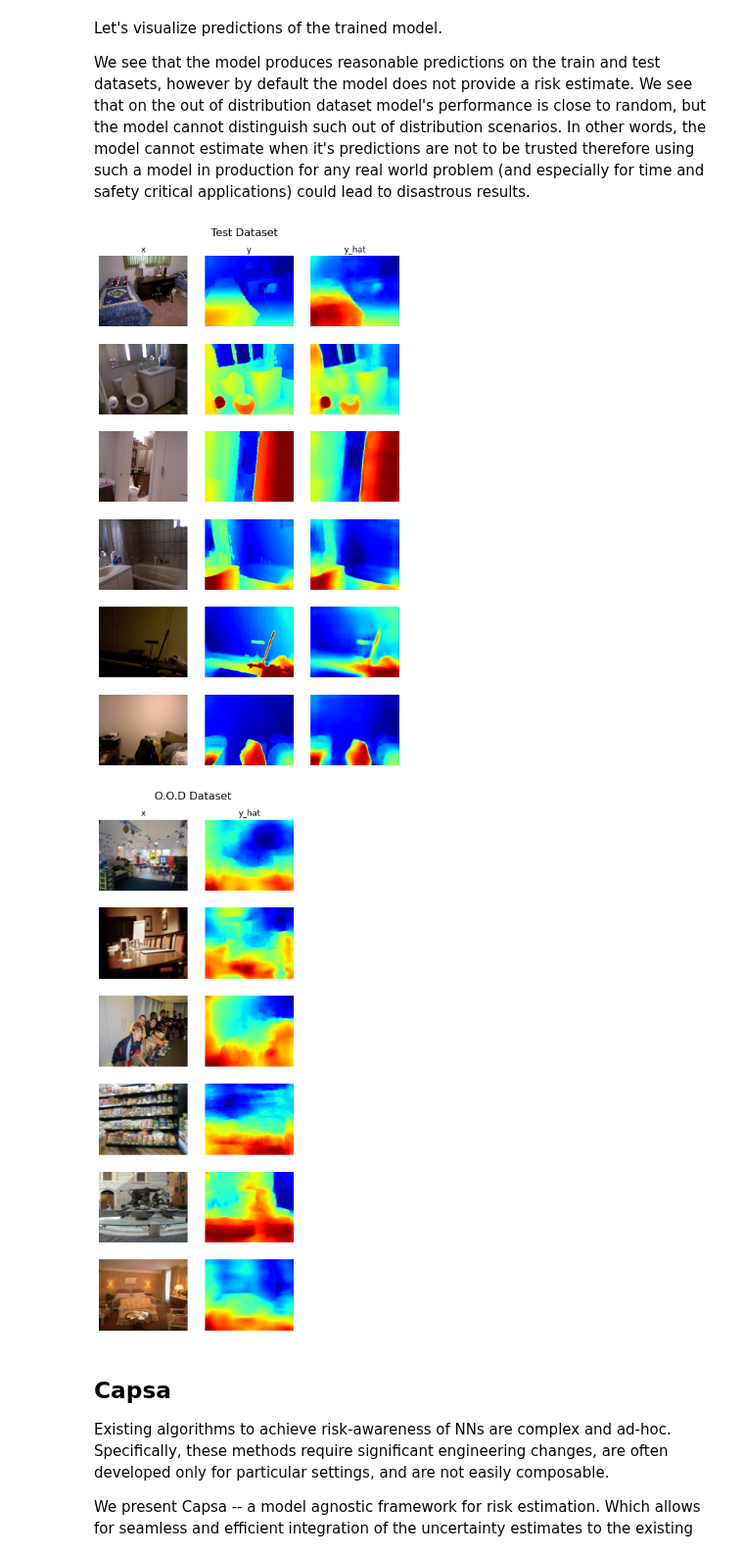
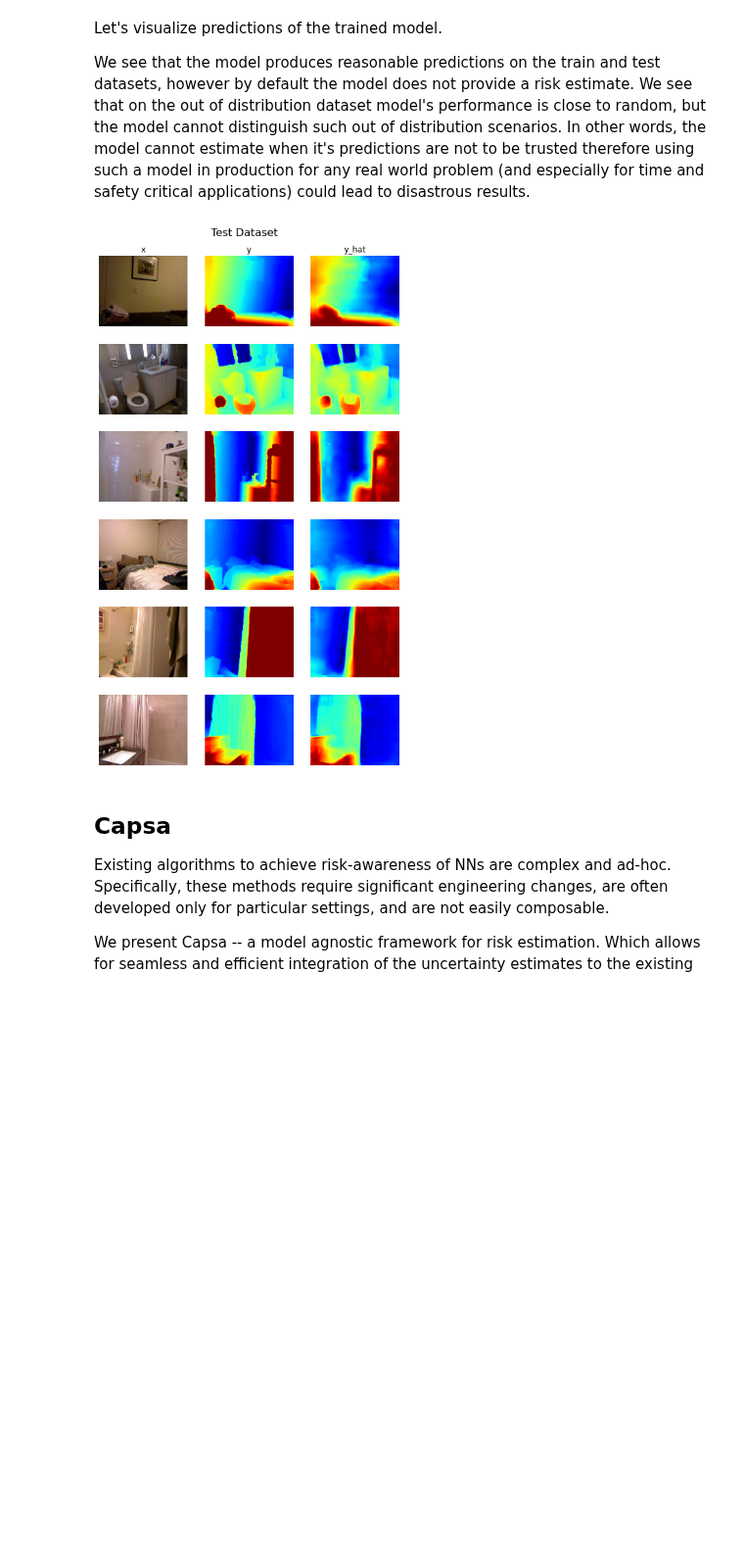
Before and after one commit to bytesroboticmx/capsaIA, a Jupyter notebook: notebooks/5_High-Dimensional-Depth.ipynb, the cells around one changed output. Shown at 98% size. Drawn from its saved outputs; the diff is of its cells as text; code cells hidden in the pictures; blank space fills up the shorter version.

```diff
--- a/notebooks/5_High-Dimensional-Depth.ipynb
+++ b/notebooks/5_High-Dimensional-Depth.ipynb
@@ -29,9 +27,8 @@ import tensorflow as tf
 import config as config
 # %%
 from utils import get_datasets
-ds_train, ds_test, ds_ood = get_datasets(
+ds_train, ds_test = get_datasets(
     id_path = "nyu.h5",
-    ood_path = "miniplaces",
 )
 # %% [markdown]
 In this tutorial we will demonstrate how capsa can be used as a large-scale risk and uncertainty benchmarking framework for existing methods in the community. To that end, we will train a U-Net style model on the task of monocular end-to-end depth estimation using the "NYU Depth V2" dataset (RGB-to-depth image pairs of indoor scenes).
@@ -83,10 +80,9 @@ Let's visualize predictions of the trained model.
 
 We see that the model produces reasonable predictions on the train and test datasets, however by default the model does not provide a risk estimate. We see that on the out of distribution dataset model's performance is close to random, but the model cannot distinguish such out of distribution scenarios. In other words, the model cannot estimate when it's predictions are not to be trusted therefore using such a model in production for any real world problem (and especially for time and safety critical applications) could lead to disastrous results.
 # %%
-vis_depth_map(base_model, ds_test, ds_ood, plot_risk=False)
+vis_depth_map(base_model, ds_test, plot_risk=False)
 # %% [output]
-[figure, old version]
+[figure, new version]
-[figure, removed]
 # %% [markdown]
 ## Capsa
 
```
Also changed, not shown: parts of 8 cells of this notebook, 4 other files.
